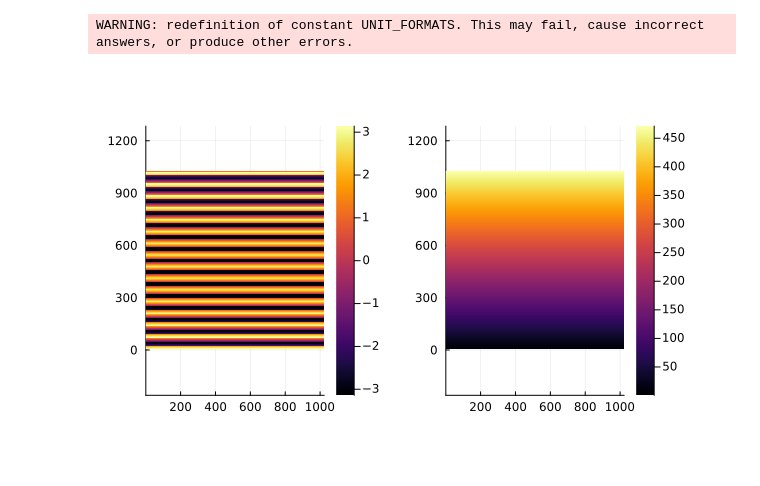
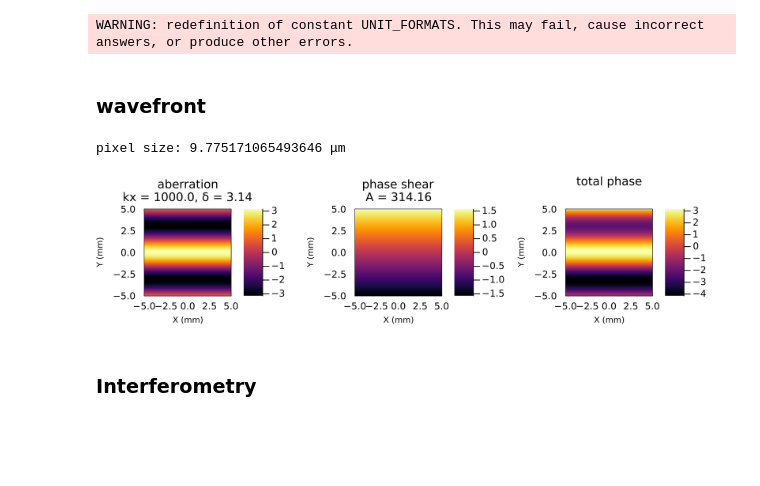
Before and after one commit to wyp7/AtomInterferometryPhase, a Jupyter notebook: demo_scripts/script_240704.ipynb, the cells around one changed output. Drawn from its saved outputs; the diff is of its cells as text; code cells hidden in the pictures; blank space fills up the shorter version.

```diff
--- a/demo_scripts/script_240704.ipynb
+++ b/demo_scripts/script_240704.ipynb
@@ -23,7 +14,30 @@ phase_shear = [150*δ*i/n for i in 1:n,j in 1:n];
-# %%
-p1 = heatmap(phase_cos,aspect_ratio = :equal)#,size = (400,400))
-p2 = heatmap(phase_shear,aspect_ratio=:equal)#,size = (400,400))
-plot(p1,p2,layout = (1,2))#)grid(1,2,heights = [0.5]))#,width = [0.6,0.6]))
-# %% [output]
-[figure, removed]
+# %% [markdown]
+### wavefront
+# %%
+# or generate a phase map
+
+n = 1023    # number of pixel in phase map
+kx = 1.e3    # spatial freq of wavefront abberation
+δ = 1*π       # phase modulation depth (-π, π)
+wdw = .01  # phase map window width
+pix = wdw/n  # phase map pixel size
+print("pixel size: ", pix*1e6," μm")
+#wdw = n * pix
+xrange = LinRange(-wdw/2, wdw/2, n)
+#phase_cos = repeat(δ * cos.(kx * xrange)',n,1)
+phase_cos = repeat(δ * cos.(kx * xrange),1,n)
+# a phase_shear can be added
+A = 100 * δ
+phase_shear = repeat(xrange * A, 1,n) #[15 * δ * i/n for i in 1:n,j in 1:n];
+
+# place holder phase shear
+phase_shear_null = [0*δ*i/n for i in 1:n,j in 1:n];
+# %% [output]
+pixel size: 9.775171065493646 μm
+# %%
+pPhase = plotPhase(xrange,phase_cos,kx,δ, phase_shear,A)
+# %% [output]
+[figure, added]
+# %% [markdown]
+### Interferometry
 # %%
```
Also changed, not shown: parts of 9 cells of this notebook.
